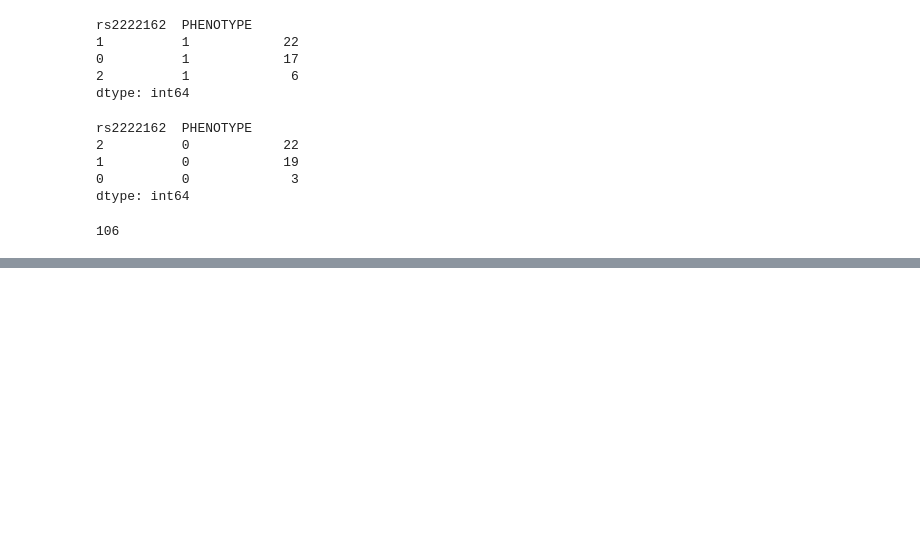
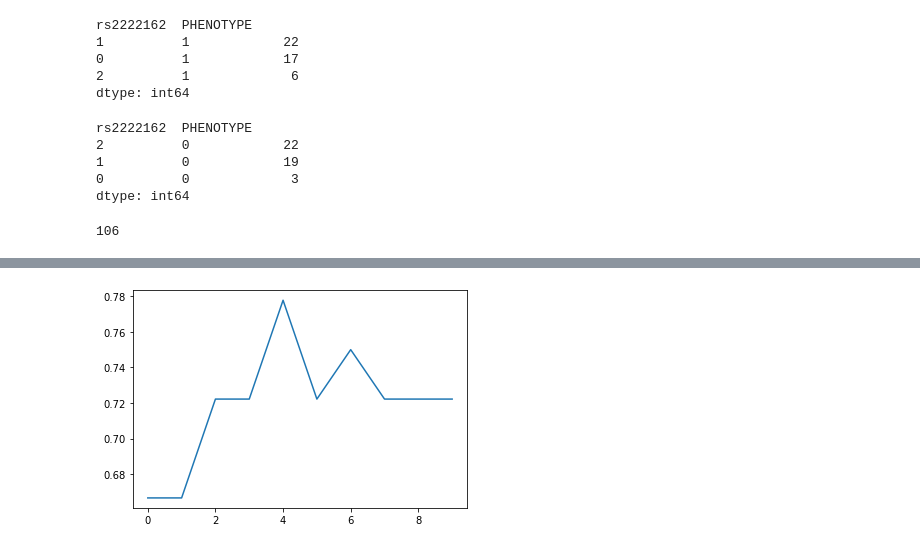
Before and after one commit to EannaCurran/FYP-Time-Series-Classification-For-GWAS-Data, a Jupyter notebook: FPY_SimpleSNP.ipynb, the cells around one changed output, grey strips where cells are left out. Saved outputs shown, nothing was run; the diff lists cells and outputs as text; code cells hidden in the pictures; blank space fills up the shorter version.

```diff
--- a/FPY_SimpleSNP.ipynb
+++ b/FPY_SimpleSNP.ipynb
@@ -375,0 +419,7 @@ weighted avg       0.78      0.69      0.69        36
+# %%
+# Plotting change in accuracy for increased signal length for Knn
+
+knnClf = KNeighborsClassifier(leaf_size=1, n_neighbors=22,p=2 )
+GenerateSignalGraph(dfSave, knnClf)
+# %% [output]
+[figure, added]
```
Also changed, not shown: parts of 20 cells of this notebook.
